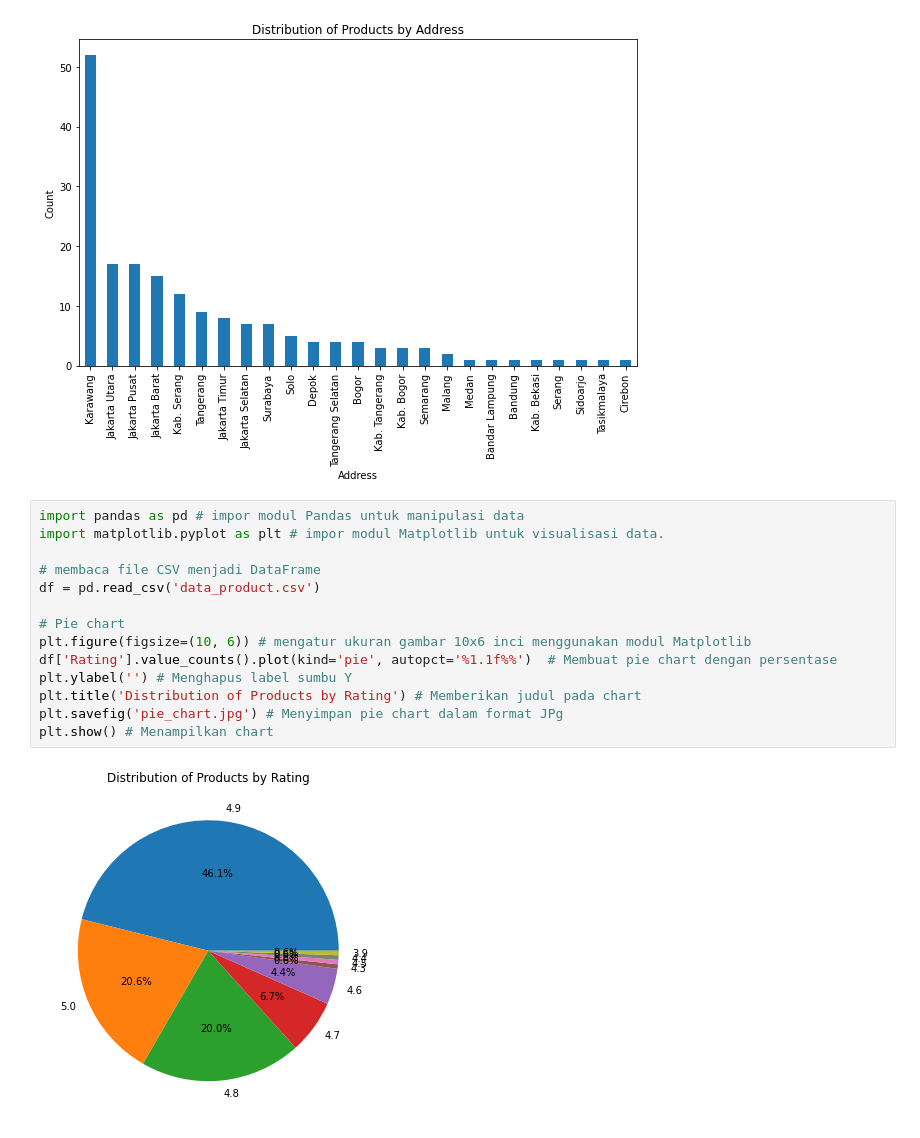
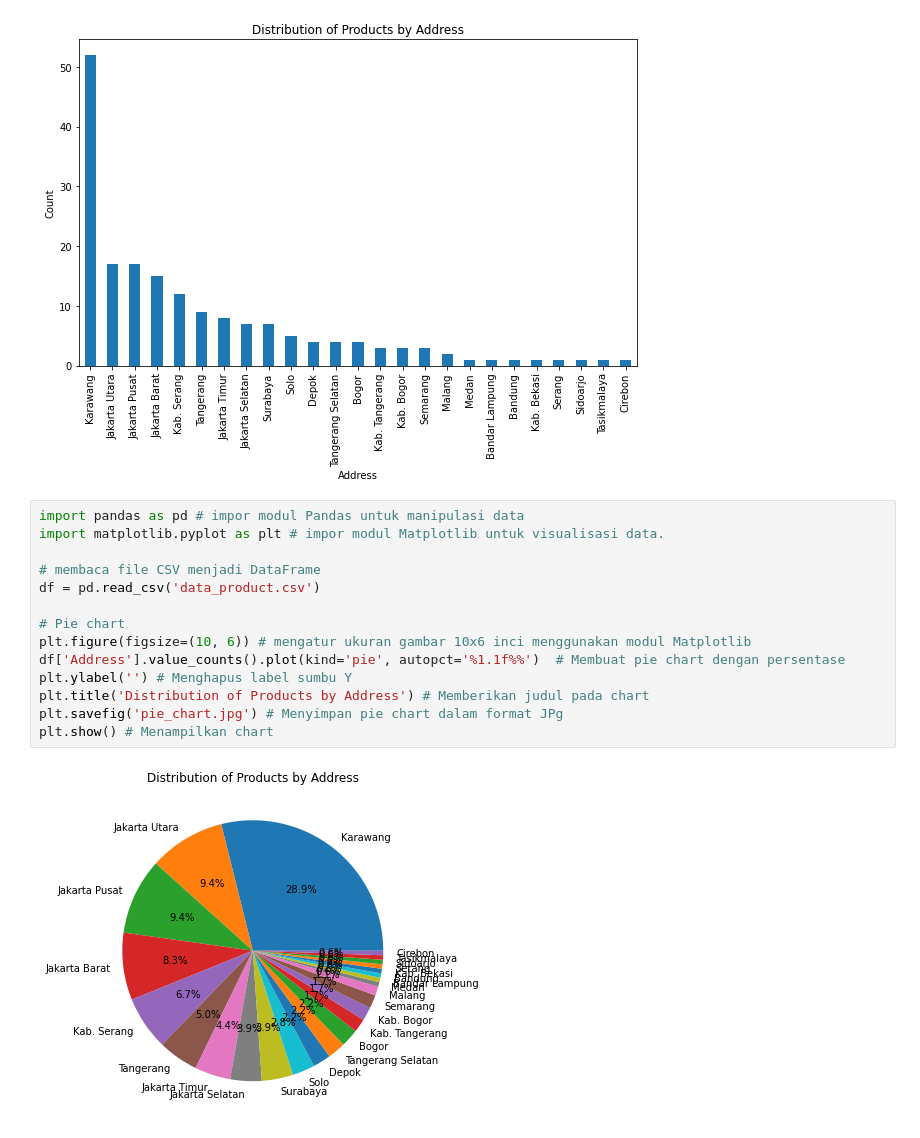
Before and after one commit to laainra/UAS-Python-V3922026_Laila-Ainur-Rahma, a Jupyter notebook: data_visualization.ipynb, the cells around one changed output. Cells and saved outputs as stored; diff of their text form.

```diff
--- a/data_visualization.ipynb
+++ b/data_visualization.ipynb
@@ -18,16 +18,16 @@ plt.show() # menampilkan chart
 # %%
 import pandas as pd # impor modul Pandas untuk manipulasi data
 import matplotlib.pyplot as plt # impor modul Matplotlib untuk visualisasi data.
 
 # membaca file CSV menjadi DataFrame
 df = pd.read_csv('data_product.csv')
 
 # Pie chart
 plt.figure(figsize=(10, 6)) # mengatur ukuran gambar 10x6 inci menggunakan modul Matplotlib
-df['Rating'].value_counts().plot(kind='pie', autopct='%1.1f%%')  # Membuat pie chart dengan persentase
+df['Address'].value_counts().plot(kind='pie', autopct='%1.1f%%')  # Membuat pie chart dengan persentase
 plt.ylabel('') # Menghapus label sumbu Y
-plt.title('Distribution of Products by Rating') # Memberikan judul pada chart
+plt.title('Distribution of Products by Address') # Memberikan judul pada chart
 plt.savefig('pie_chart.jpg') # Menyimpan pie chart dalam format JPg
 plt.show() # Menampilkan chart
 # %% [output]
-[figure, old version]
+[figure, new version]
```
Also changed, not shown: 1 other file.
